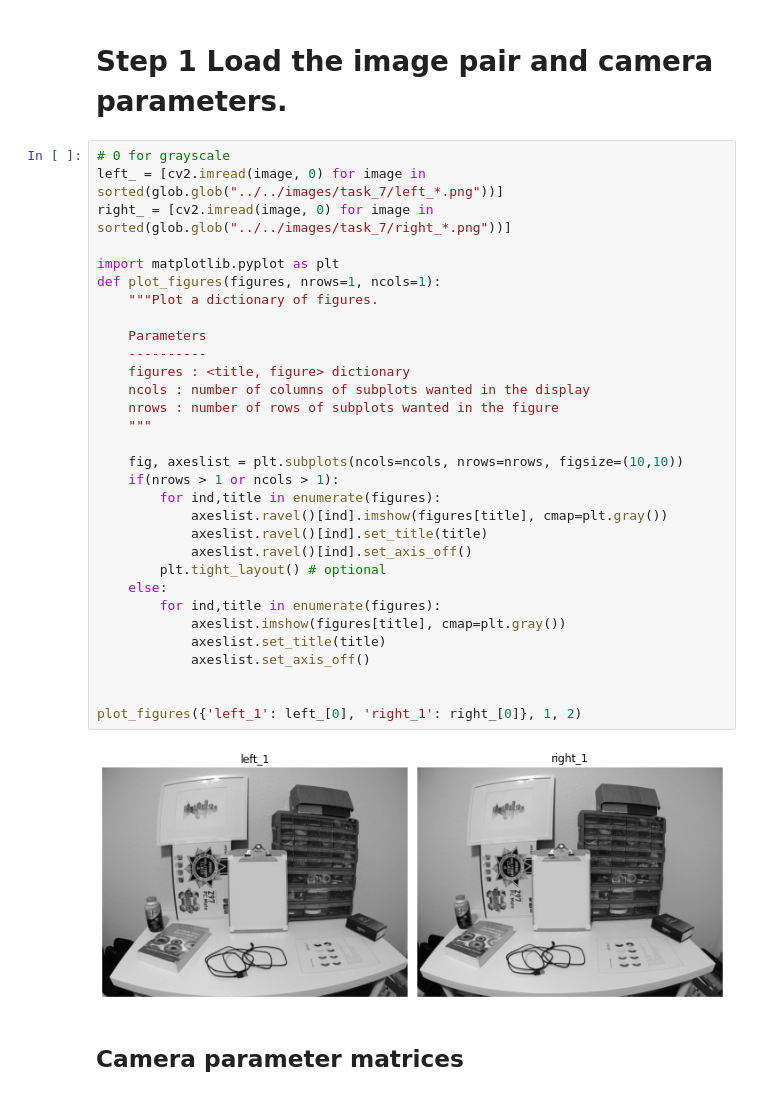
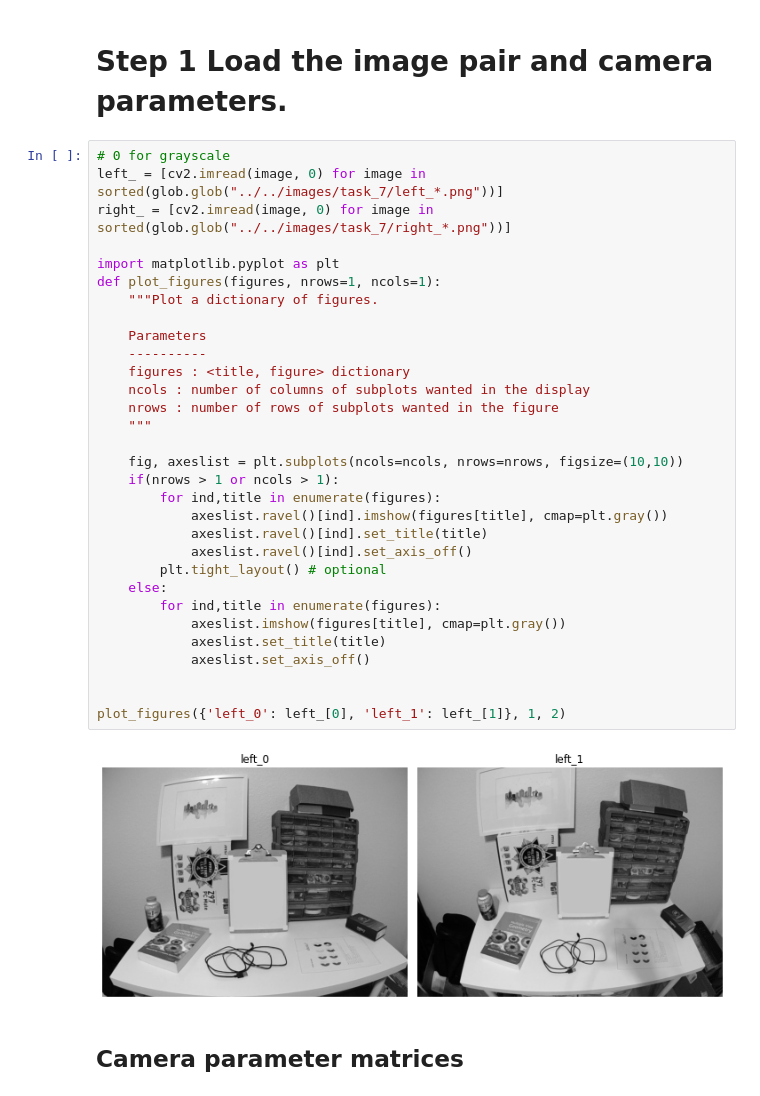
Before and after one commit to eshangaur/Perception-in-Robotics, a Jupyter notebook: project_2b/code/task_7/task_7.ipynb, the cells around one changed output. Saved outputs shown, nothing was run; the diff lists cells and outputs as text.

```diff
--- a/project_2b/code/task_7/task_7.ipynb
+++ b/project_2b/code/task_7/task_7.ipynb
@@ -11,35 +11,35 @@ OpenCV version :  4.2.0
 # 0 for grayscale
 left_ = [cv2.imread(image, 0) for image in sorted(glob.glob("../../images/task_7/left_*.png"))]
 right_ = [cv2.imread(image, 0) for image in sorted(glob.glob("../../images/task_7/right_*.png"))]
 
 import matplotlib.pyplot as plt
 def plot_figures(figures, nrows=1, ncols=1):
     """Plot a dictionary of figures.
 
     Parameters
     ----------
     figures : <title, figure> dictionary
     ncols : number of columns of subplots wanted in the display
     nrows : number of rows of subplots wanted in the figure
     """
 
     fig, axeslist = plt.subplots(ncols=ncols, nrows=nrows, figsize=(10,10))
     if(nrows > 1 or ncols > 1):
         for ind,title in enumerate(figures):
             axeslist.ravel()[ind].imshow(figures[title], cmap=plt.gray())
             axeslist.ravel()[ind].set_title(title)
             axeslist.ravel()[ind].set_axis_off()
         plt.tight_layout() # optional
     else:
         for ind,title in enumerate(figures):
             axeslist.imshow(figures[title], cmap=plt.gray())
             axeslist.set_title(title)
             axeslist.set_axis_off()
 
 
-plot_figures({'left_1': left_[0], 'right_1': right_[0]}, 1, 2)
+plot_figures({'left_0': left_[0], 'left_1': left_[1]}, 1, 2)
 # %% [output]
-[figure, old version]
+[figure, new version]
 # %% [markdown]
 ## Camera parameter matrices
 # %%
```
Also changed, not shown: parts of 25 cells of this notebook.
